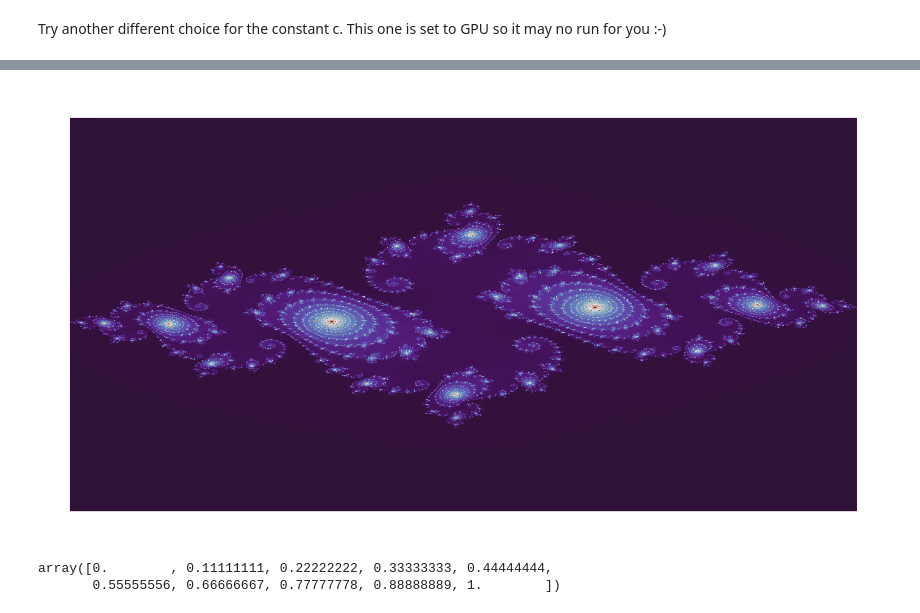
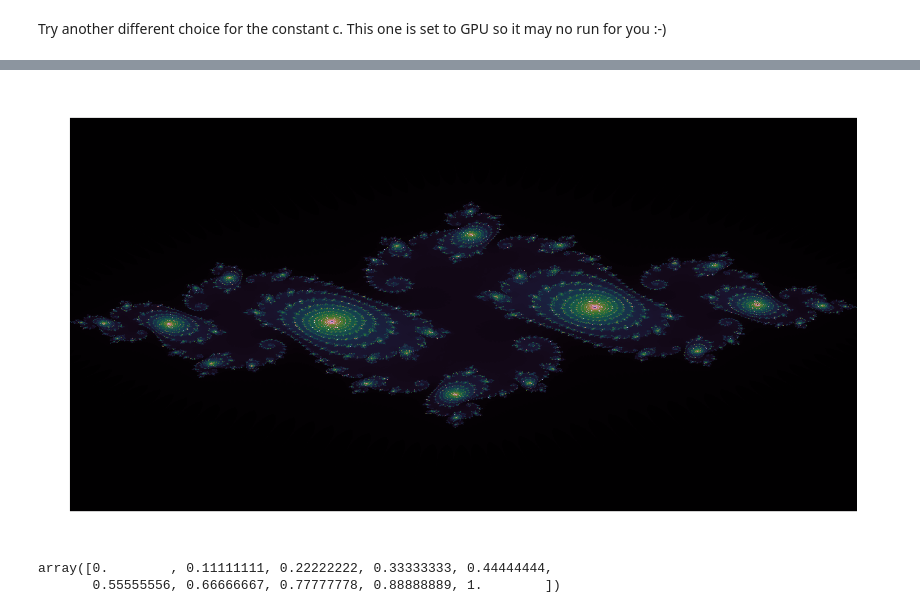
Before and after one commit to nerccs2020/Julia_sets, a Jupyter notebook: julia_set.ipynb, the cells around one changed output, grey strips where cells are left out. Cells and saved outputs as stored; diff of their text form; code cells hidden in the pictures.

```diff
--- a/julia_set.ipynb
+++ b/julia_set.ipynb
@@ -120,11 +118,11 @@ Wall time: 753 ms
 # %%
 plt.figure(figsize=(3.200, 2.400), dpi=500)
 img = plt.imshow(M.cpu().numpy(),interpolation='nearest')
-img.set_cmap('twilight_shifted')
+img.set_cmap('cubehelix')
 plt.axis('off')
 plt.savefig(BASE_FOLDER+'/julia_set3.png', dpi=1000,bbox_inches='tight',pad_inches = 0)
 # %% [output]
-[figure, old version]
+[figure, new version]
 # %%
 import numpy as np
 # %%
```
Also changed, not shown: parts of 11 cells of this notebook, 2 other files.
